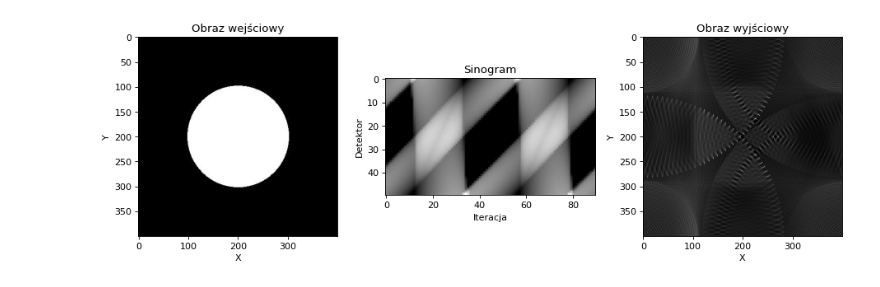
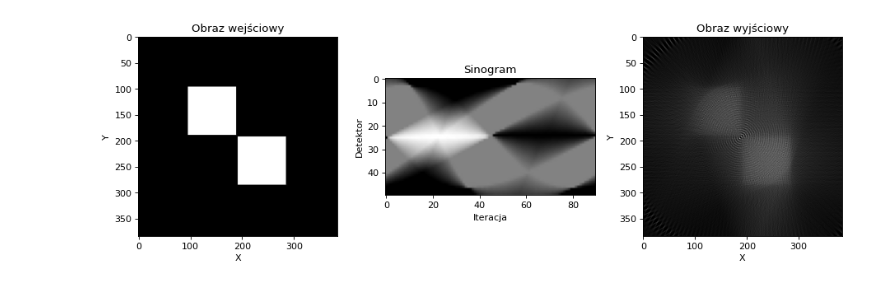
Before and after one commit to zuznnjus/Computed-Tomography-Simulator, a Jupyter notebook: CT_simulator.ipynb, the cells around one changed output. Saved outputs shown, nothing was run; the diff lists cells and outputs as text; code cells hidden in the pictures.

Commit message:
Add point validation

```diff
--- a/CT_simulator.ipynb
+++ b/CT_simulator.ipynb
@@ -7,27 +7,31 @@ import numpy as np
 alfa = 2
 detectors = 50
 phi = 90
+
+# other parameters
 theta = 180.
+images = ['Kolo.jpg', 'Kropka.jpg', 'Kwadraty2.jpg', 'Paski2.jpg', 'Shepp_logan.jpg', 'SADDLE_PE.JPG', 'CT_ScoutView.jpg']
+image = io.imread('tomograf-zdjecia/' + images[2], as_gray = True)
 
-def getEmitterPosition(image, angle):     # center?
+def getEmitterPosition(angle):
     angle = np.deg2rad(angle)
     r = max(image.shape) * np.sqrt(2) / 2
-    #center = max(image.shape) / 2
-    x = int(r * np.cos(angle))
-    y = int(r * np.sin(angle))
+    center = max(image.shape) / 2
+    x = int(r * np.cos(angle) + center)
+    y = int(r * np.sin(angle) + center)
 
     return x, y
 
-def getDetectorsPositions(image, angle):
+def getDetectorsPositions(angle):
     angle = np.deg2rad(angle)
     phi_rad = np.deg2rad(phi)
     positions = []
     r = max(image.shape) * np.sqrt(2) / 2
-    #center = max(image.shape) / 2
+    center = max(image.shape) / 2
 
     for i in range(detectors):
-        x = int(r * np.cos(angle + np.pi - phi_rad / 2 + i * (phi_rad / (detectors - 1))))
-        y = int(r * np.sin(angle + np.pi - phi_rad / 2 + i * (phi_rad / (detectors - 1))))
+        x = int(r * np.cos(angle + np.pi - phi_rad / 2 + i * (phi_rad / (detectors - 1))) + center)
+        y = int(r * np.sin(angle + np.pi - phi_rad / 2 + i * (phi_rad / (detectors - 1))) + center)
         positions.append([x, y])
 
     return positions
@@ -68,13 +72,19 @@ def applyBresenhamAlgorithm(x0, y0, x1, y1):
 
     return line
 
-def applyRadonTransform(image):  # doesn't work yet                # sinogram - nr detektora / kąt
+def isCorrectPoint(x, y):
+    if x >= 0 and y >= 0 and x < image.shape[0] and y < image.shape[1]:
+        return True
+    else:
+        return False
+
+def applyRadonTransform():  # doesn't work yet                # sinogram - nr detektora / kąt
     sinogram = []
     angles = np.linspace(0., theta, int(theta / alfa), endpoint=False)
 
     for angle in angles:
-        em_pos = getEmitterPosition(image, angle)
-        det_pos = getDetectorsPositions(image, angle)
+        em_pos = getEmitterPosition(angle)
+        det_pos = getDetectorsPositions(angle)
         detectors_output = []
 
         for det in det_pos:
@@ -82,7 +92,8 @@ def applyRadonTransform(image):  # doesn't work yet                # sinogram -
             line = applyBresenhamAlgorithm(em_pos[0], em_pos[1], det[0], det[1])
 
             for point in line:
-                pixels_sum += image[point[0], point[1]]          # normalizacja? 0-1, 0-255?
+                if isCorrectPoint(point[0], point[1]):
+                    pixels_sum += image[point[0], point[1]]          # normalizacja? 0-1, 0-255?
 
             detectors_output.append(pixels_sum)
 
@@ -90,51 +101,48 @@ def applyRadonTransform(image):  # doesn't work yet                # sinogram -
 
     return sinogram
 
-def applyInverseRadonTransform(image, sinogram):            # doesn't work yet
+def applyInverseRadonTransform(sinogram):            # doesn't work yet
     output = np.zeros((image.shape[0], image.shape[1]), dtype=image.dtype)
     angles = np.linspace(0., theta, int(theta / alfa), endpoint=False)
 
     for i, angle in enumerate(angles):
-        em_pos = getEmitterPosition(image, angle)
-        det_pos = getDetectorsPositions(image, angle)
+        em_pos = getEmitterPosition(angle)
+        det_pos = getDetectorsPositions(angle)
 
         for j, det in enumerate(det_pos):
             line = applyBresenhamAlgorithm(em_pos[0], em_pos[1], det[0], det[1])
             pixels_sum = sinogram[i][j]
 
-            for point in line:                             # dodać normalizację
+            for point in line:                 # dodać normalizację
+                if isCorrectPoint(point[0], point[1]):
                     output[point[0], point[1]] += pixels_sum
 
     return output
 
 def main():
-    images = ['Kolo.jpg', 'Kropka.jpg', 'Kwadraty2.jpg', 'Paski2.jpg',
-                  'Shepp_logan.jpg', 'SADDLE_PE.JPG', 'CT_ScoutView.jpg']
-    image = io.imread('tomograf-zdjecia/' + images[0], as_gray = True)
-
-    sinogram = np.array(applyRadonTransform(image))
-    output = applyInverseRadonTransform(image, sinogram)
+    sinogram = np.array(applyRadonTransform())
+    output = applyInverseRadonTransform(sinogram)
 
     fig = plt.figure(figsize=(14, 4), dpi=80)
     ax = fig.add_subplot(131)
     ax.set_title('Obraz wejściowy')
     ax.set_xlabel('X')
     ax.set_ylabel('Y')
     ax.imshow(image, cmap = 'gray')
 
     ax = fig.add_subplot(132)
     ax.set_title('Sinogram')
     ax.set_xlabel('Iteracja') # kąt = iteracja * alfa
     ax.set_ylabel('Detektor')
     ax.imshow(sinogram.transpose(), cmap = 'gray')
 
     ax = fig.add_subplot(133)
     ax.set_title('Obraz wyjściowy')
     ax.set_xlabel('X')
     ax.set_ylabel('Y')
     ax.imshow(output, cmap = 'gray')
 
 if __name__ == '__main__':
     main()
 # %% [output]
-[figure, old version]
+[figure, new version]
```
